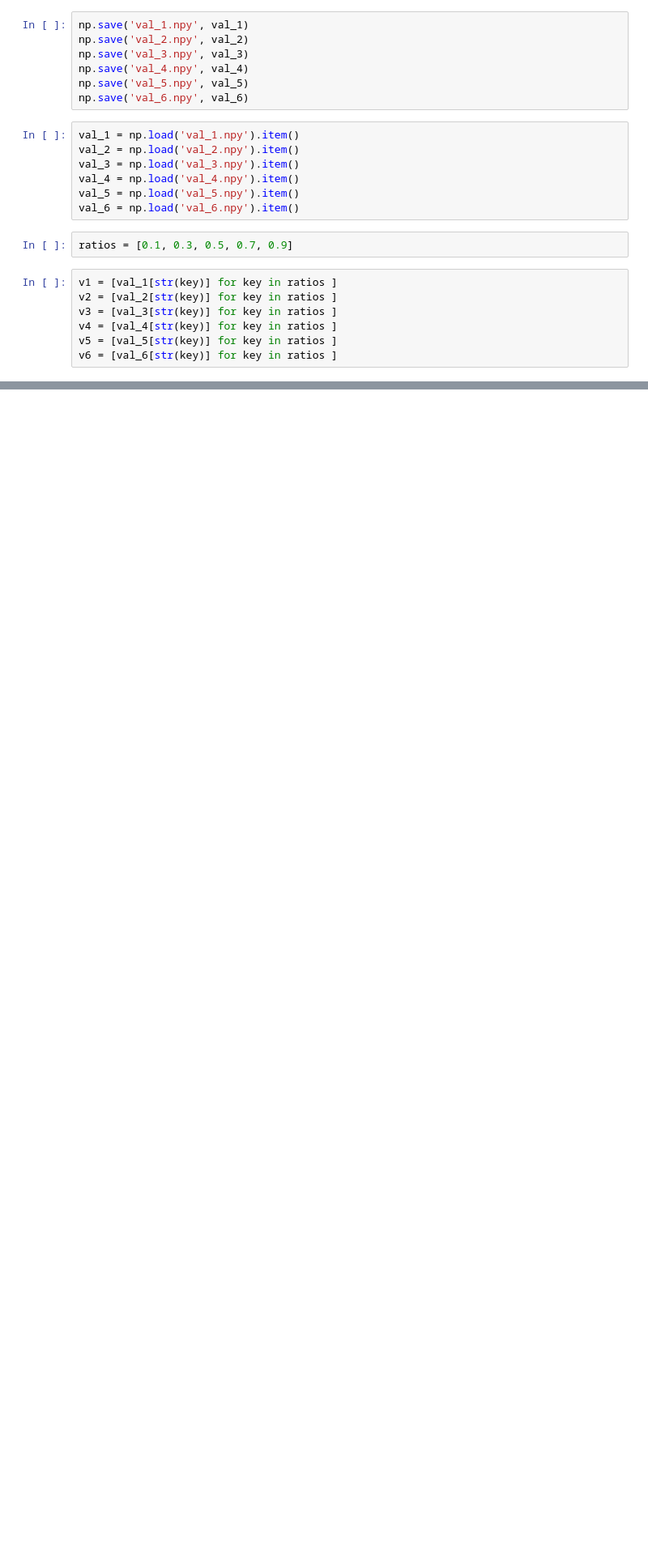
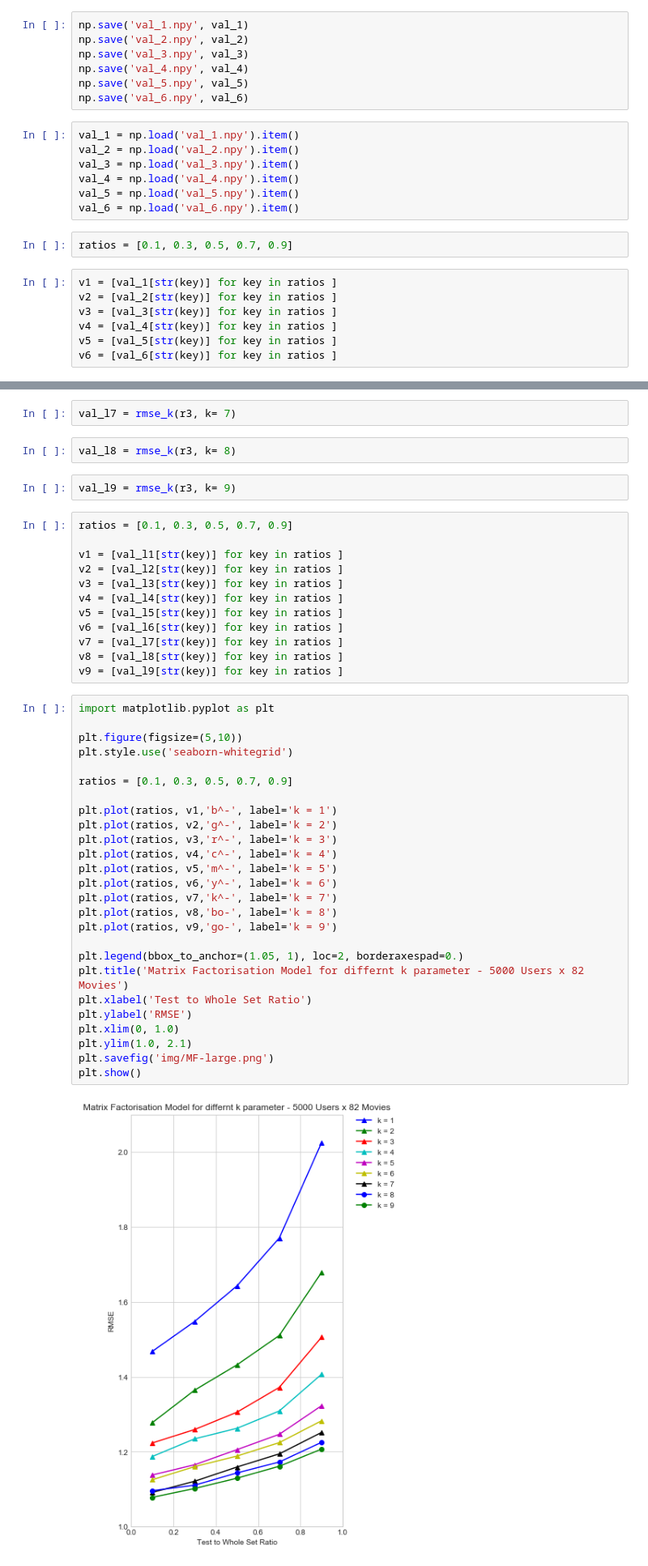
Before and after one commit to Jiawen97/PersonalizationTheoryProject, a Jupyter notebook: Model2_Matrix_Factorisation.ipynb, the cells around one changed output, grey strips where cells are left out. Shown at 81% size. Drawn from its saved outputs; the diff is of its cells as text; blank space fills up the shorter version.

```diff
--- a/Model2_Matrix_Factorisation.ipynb
+++ b/Model2_Matrix_Factorisation.ipynb
@@ -285,0 +374,46 @@ plt.show()
+# %%
+val_l7 = rmse_k(r3, k= 7)
+# %%
+val_l8 = rmse_k(r3, k= 8)
+# %%
+val_l9 = rmse_k(r3, k= 9)
+# %%
+ratios = [0.1, 0.3, 0.5, 0.7, 0.9]
+
+v1 = [val_l1[str(key)] for key in ratios ]
+v2 = [val_l2[str(key)] for key in ratios ]
+v3 = [val_l3[str(key)] for key in ratios ]
+v4 = [val_l4[str(key)] for key in ratios ]
+v5 = [val_l5[str(key)] for key in ratios ]
+v6 = [val_l6[str(key)] for key in ratios ]
+v7 = [val_l7[str(key)] for key in ratios ]
+v8 = [val_l8[str(key)] for key in ratios ]
+v9 = [val_l9[str(key)] for key in ratios ]
+# %%
+import matplotlib.pyplot as plt
+
+plt.figure(figsize=(5,10))
+plt.style.use('seaborn-whitegrid')
+
+ratios = [0.1, 0.3, 0.5, 0.7, 0.9]
+
+plt.plot(ratios, v1,'b^-', label='k = 1')
+plt.plot(ratios, v2,'g^-', label='k = 2')
+plt.plot(ratios, v3,'r^-', label='k = 3')
+plt.plot(ratios, v4,'c^-', label='k = 4')
+plt.plot(ratios, v5,'m^-', label='k = 5')
+plt.plot(ratios, v6,'y^-', label='k = 6')
+plt.plot(ratios, v7,'k^-', label='k = 7')
+plt.plot(ratios, v8,'bo-', label='k = 8')
+plt.plot(ratios, v9,'go-', label='k = 9')
+
+plt.legend(bbox_to_anchor=(1.05, 1), loc=2, borderaxespad=0.)
+plt.title('Matrix Factorisation Model for differnt k parameter - 5000 Users x 82 Movies')
+plt.xlabel('Test to Whole Set Ratio')
+plt.ylabel('RMSE')
+plt.xlim(0, 1.0)
+plt.ylim(1.0, 2.1)
+plt.savefig('img/MF-large.png')
+plt.show()
+# %% [output]
+[figure, added]
```
Also changed, not shown: parts of 27 cells of this notebook, 3 other files.
